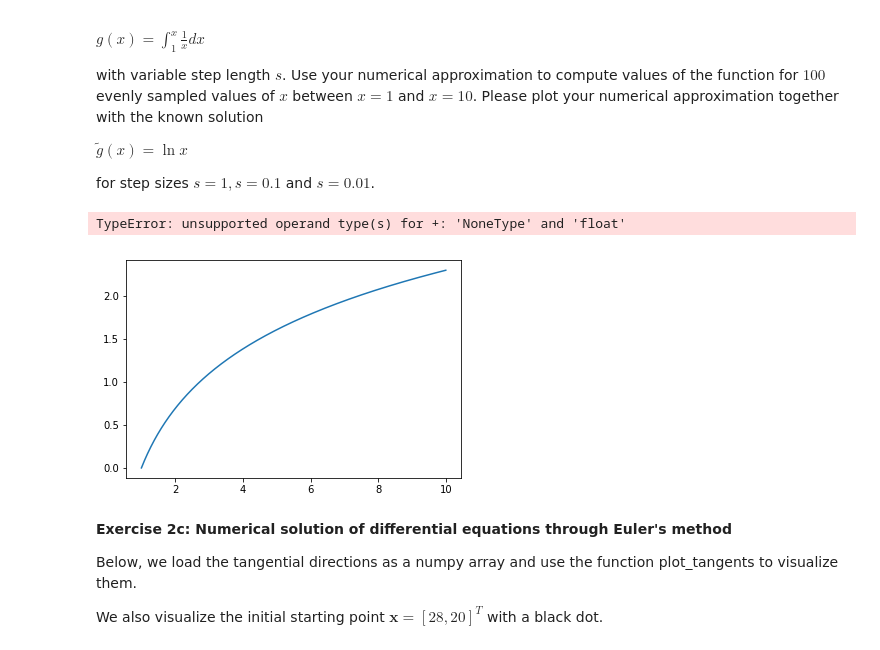
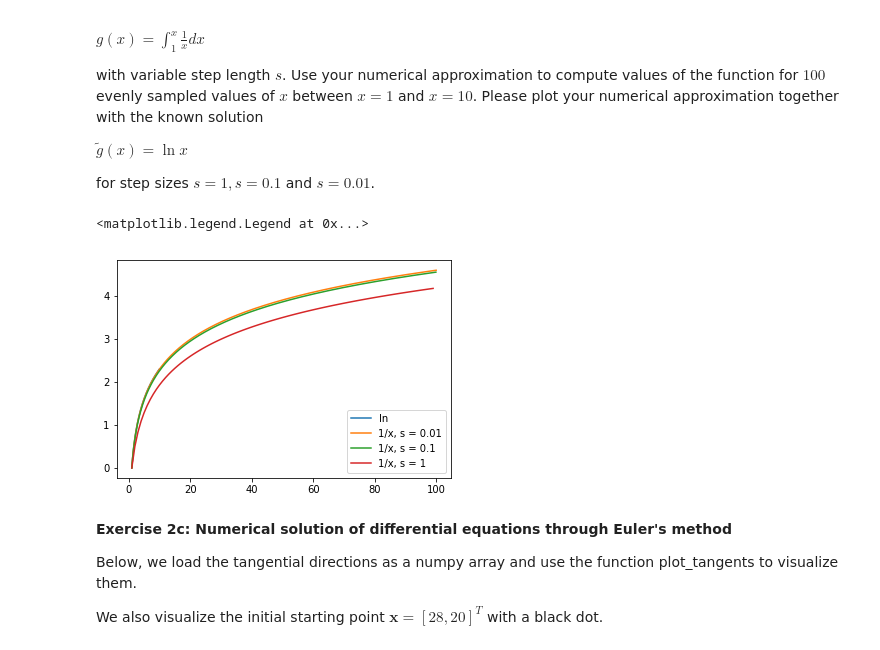
Before and after one commit to Cavtheman/skolearbejde, a Jupyter notebook: MASD/exam/template/integration.ipynb, the cells around one changed output. Drawn from its saved outputs; the diff is of its cells as text; code cells hidden in the pictures.

```diff
--- a/MASD/exam/template/integration.ipynb
+++ b/MASD/exam/template/integration.ipynb
@@ -26,25 +26,31 @@ for step sizes $s=1, s=0.1$ and $s=0.01$.
 # %%
 samples = np.arange(1.0, 10.0, 0.01)
 
 def integrate(x, s):
-    retVal = [None] * len(x)
-    for i in range(0,len(x),(int)(s*100)):
-        if (i > 1):
-            retVal[i] = retVal[i]+(1/x[i])*s
+    values = np.arange(1.0, x, s)
+    retVal = [0]*len(values)
+    for i in range(1, len(values)):
+        if (i>0):
+            retVal[i] = retVal[i-1] + s/values[i]
         else:
-            retVal[i] = (1/x[i])*s
+            retVal[i] = 0
     return retVal
 
-#print(integrate(1,samples))
-#print(len(integrate(1, samples)))
+plt.plot(samples, np.log(samples), label='ln')
 
-plt.plot(samples, np.log(samples), label='ln')
-plt.plot(samples, integrate(samples, 0.1), label='1/x')
+# Note that when s = 0.01, it covers up ln(x),
+x = 100
+s = 0.01
+plt.plot(np.arange(1.0,x,s),integrate(x, s), label='1/x, s = {}'.format(s))
+s = 0.1
+plt.plot(np.arange(1.0,x,s),integrate(x, s), label='1/x, s = {}'.format(s))
+s = 1
+plt.plot(np.arange(1.0,x,s),integrate(x, s), label='1/x, s = {}'.format(s))
 
 plt.legend()
 # %% [output]
-TypeError: unsupported operand type(s) for +: 'NoneType' and 'float'
+<matplotlib.legend.Legend at 0x...>
-[figure, old version]
+[figure, new version]
 # %% [markdown]
 **Exercise 2c: Numerical solution of differential equations through Euler's method**
 
```
Also changed, not shown: parts of 1 cell of this notebook, 15 other files.
